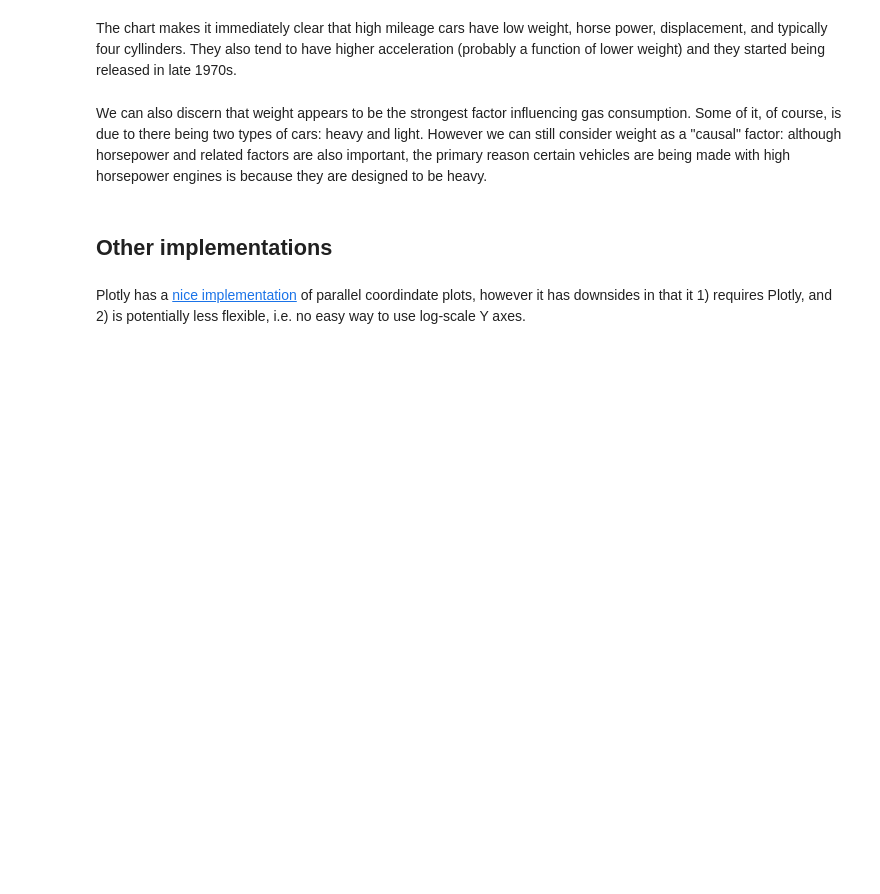
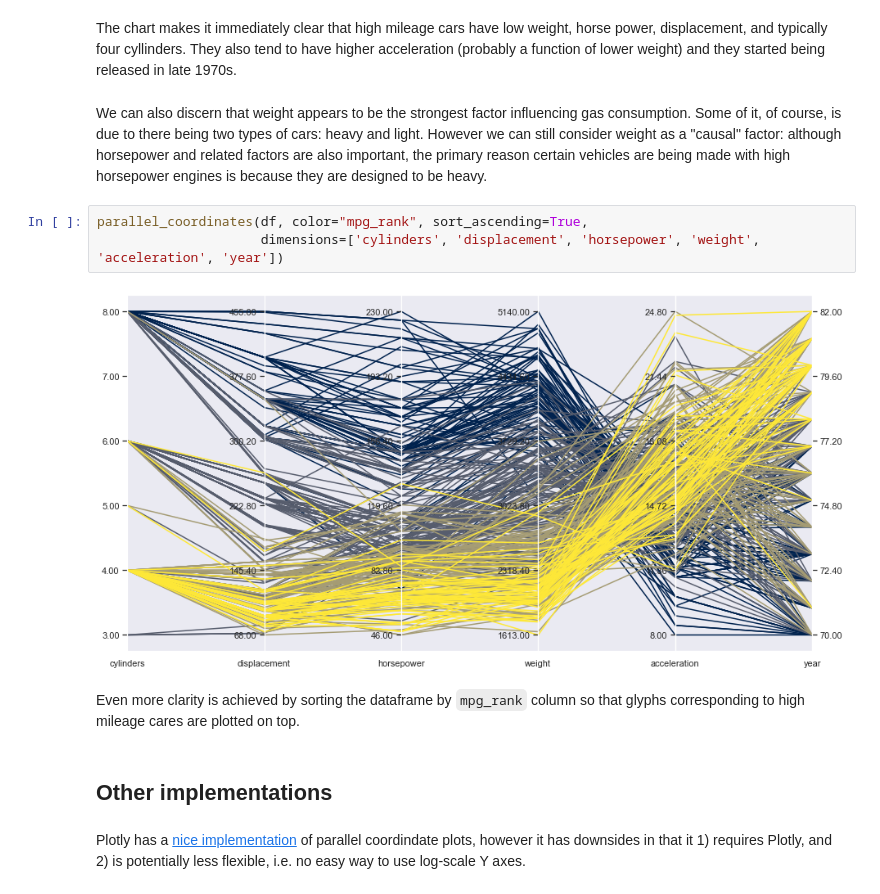
Before and after one commit to escherba/notebooks, a Jupyter notebook: parallel_coords.ipynb, the cells around one changed output. Drawn from its saved outputs; the diff is of its cells as text; blank space fills up the shorter version.

```diff
--- a/parallel_coords.ipynb
+++ b/parallel_coords.ipynb
@@ -168,6 +176,13 @@ parallel_coordinates(df, color="mpg_rank",
 The chart makes it immediately clear that high mileage cars have low weight, horse power, displacement, and typically four cyllinders. They also tend to have higher acceleration (probably a function of lower weight) and they started being released in late 1970s.
 # %% [markdown]
 We can also discern that weight appears to be the strongest factor influencing gas consumption. Some of it, of course, is due to there being two types of cars: heavy and light. However we can still consider weight as a "causal" factor: although horsepower and related factors are also important, the primary reason certain vehicles are being made with high horsepower engines is because they are designed to be heavy.
+# %%
+parallel_coordinates(df, color="mpg_rank", sort_ascending=True,
+                     dimensions=['cylinders', 'displacement', 'horsepower', 'weight', 'acceleration', 'year'])
+# %% [output]
+[figure, added]
+# %% [markdown]
+Even more clarity is achieved by sorting the dataframe by `mpg_rank` column so that glyphs corresponding to high mileage cares are plotted on top.
 # %% [markdown]
 ## Other implementations
 # %% [markdown]
```
Also changed, not shown: parts of 2 cells of this notebook.
